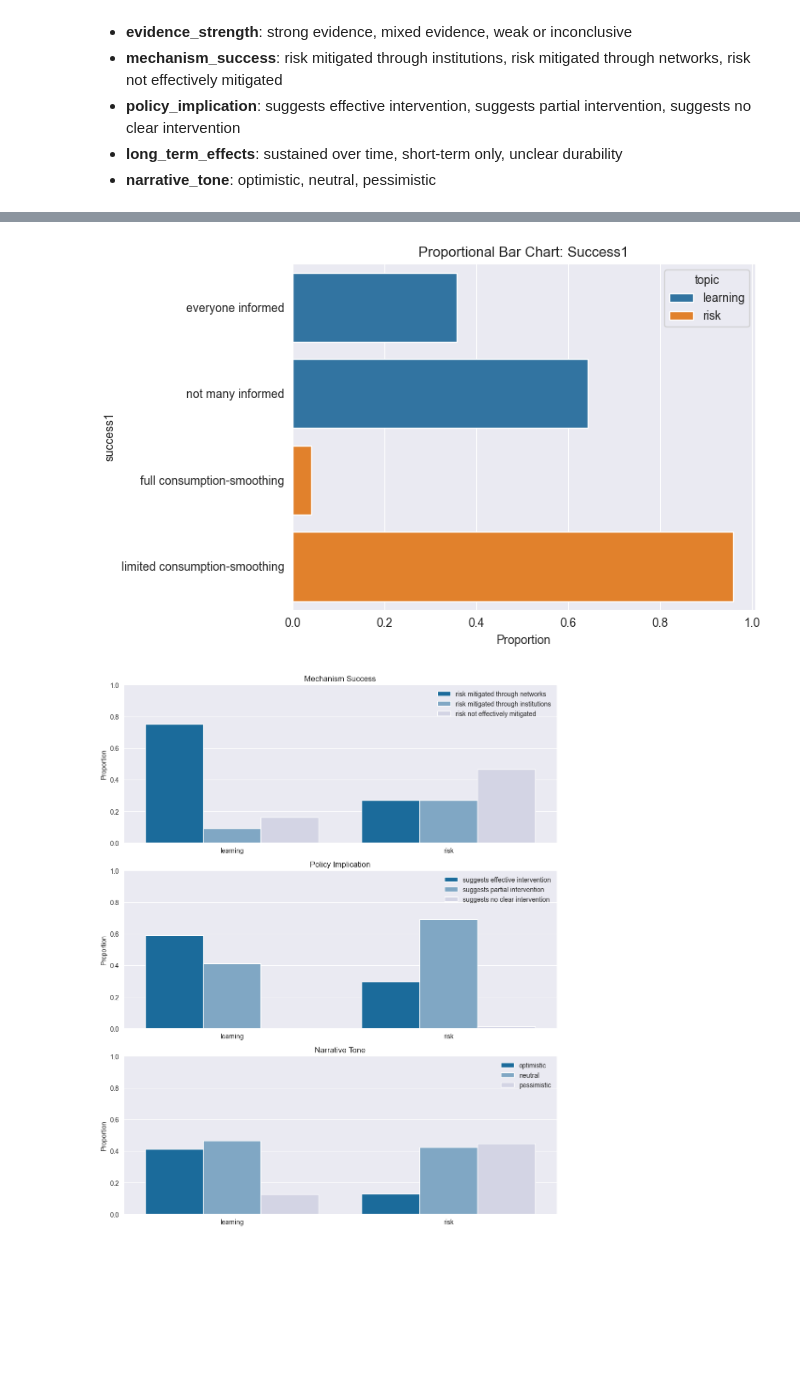
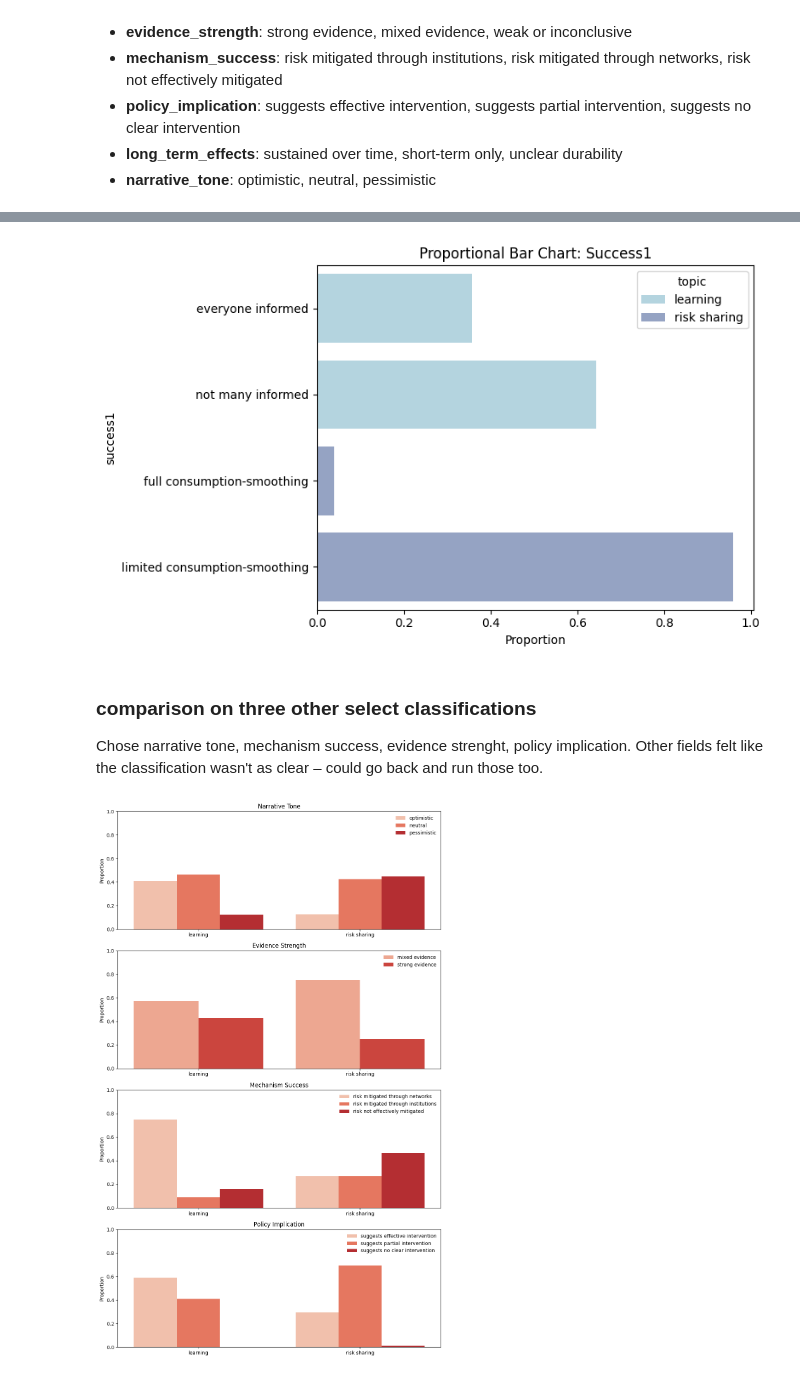
Before and after one commit to AnnikaYounge/meta-analysis-dev, a Jupyter notebook: comparison.ipynb, the cells around one changed output, grey strips where cells are left out. Cells and saved outputs as stored; diff of their text form; code cells hidden in the pictures; blank space fills up the shorter version.

Commit message:
complete initial comparison between learning and risk sharing for class

```diff
--- a/comparison.ipynb
+++ b/comparison.ipynb
@@ -42,12 +42,12 @@ learn_df['success2'] = learn_classified1['success2']
 
 # Fields to summarize
 all_fields = [
-    "success1", "success2", "evidence_strength",
+    "success1", "evidence_strength",
     "mechanism_success", "policy_implication",
     "long_term_effects", "narrative_tone"
 ]
 
 # Fields to summarize - chosen bc they appear to indicate some differences
 fields = [
-    "success1", "mechanism_success", "policy_implication", "narrative_tone"
+    "success1", "narrative_tone", "evidence_strength", "mechanism_success", "policy_implication",
 ]
@@ -54,6 +57,6 @@ fields = [
 # %%
 # Display frequencies
-for field in fields:
+for field in all_fields:
     print(f"--- {field} ---")
     print("Risk-sharing papers:")
     print(risk_df[field].value_counts(normalize=True))
@@ -81,7 +87,7 @@ Name: proportion, dtype: float64
 # %%
 def plot_side_by_side_bars(risk_df, learn_df, field):
     combined = pd.concat([
-        risk_df[[field]].assign(topic='risk'),
+        risk_df[[field]].assign(topic='risk sharing'),
         learn_df[[field]].assign(topic='learning')
     ])
     counts = (combined
@@ -92,7 +98,7 @@ def plot_side_by_side_bars(risk_df, learn_df, field):
     counts['proportion'] = counts.groupby('topic')['count'].transform(lambda x: x / x.sum())
 
     plt.figure(figsize=(8, 5))
-    sns.barplot(data=counts, x='proportion', y=field, hue='topic')
+    sns.barplot(data=counts, x='proportion', y=field, hue='topic', palette={'learning': 'lightblue', 'risk sharing': '#8da0cb'})
     plt.title(f"Proportional Bar Chart: {field.replace('_', ' ').title()}")
     plt.xlabel("Proportion")
     plt.tight_layout()
@@ -101,7 +107,10 @@ def plot_side_by_side_bars(risk_df, learn_df, field):
 # everyone informed, not many informed + full risk-sharing
 plot_side_by_side_bars(risk_df, learn_df, "success1")
 # %% [output]
-[figure, old version]
+[figure, new version]
+# %% [markdown]
+### comparison on three other select classifications
+Chose narrative tone, mechanism success, evidence strenght, policy implication. Other fields felt like the classification wasn't as clear – could go back and run those too.
 # %%
 def plot_multi_stacked_proportions(risk_df, learn_df, fields):
     import matplotlib.gridspec as gridspec
@@ -114,7 +123,7 @@ def plot_multi_stacked_proportions(risk_df, learn_df, fields):
         ax = fig.add_subplot(gs[i])
 
         combined = pd.concat([
-            risk_df[[field]].assign(topic='risk'),
+            risk_df[[field]].assign(topic='risk sharing'),
             learn_df[[field]].assign(topic='learning')
         ])
 
@@ -126,32 +135,32 @@ def plot_multi_stacked_proportions(risk_df, learn_df, fields):
         )
         data['proportion'] = data.groupby('topic')['count'].transform(lambda x: x / x.sum())
 
         # Set custom order for narrative_tone
         if field == "narrative_tone":
             hue_order = ["optimistic", "neutral", "pessimistic"]
         elif field == "mechanism_success":
             hue_order = ["risk mitigated through networks", "risk mitigated through institutions", "risk not effectively mitigated"]
         else:
             hue_order = None
 
         sns.barplot(
             data=data,
             x='topic',
             y='proportion',
             hue=field,
             ax=ax,
-            palette='PuBu_r',
+            palette='Reds',
             hue_order=hue_order
         )
         ax.set_title(f"{field.replace('_', ' ').title()}", fontsize=12)
         ax.set_ylabel("Proportion")
         ax.set_xlabel("")
         ax.legend(loc='upper right', frameon=False)
         ax.set_ylim(0, 1)
 
     plt.tight_layout()
     plt.show()
 
 plot_multi_stacked_proportions(risk_df, learn_df, fields[1:])
 # %% [output]
-[figure, old version]
+[figure, new version]
```
Also changed, not shown: parts of 4 cells of this notebook.
